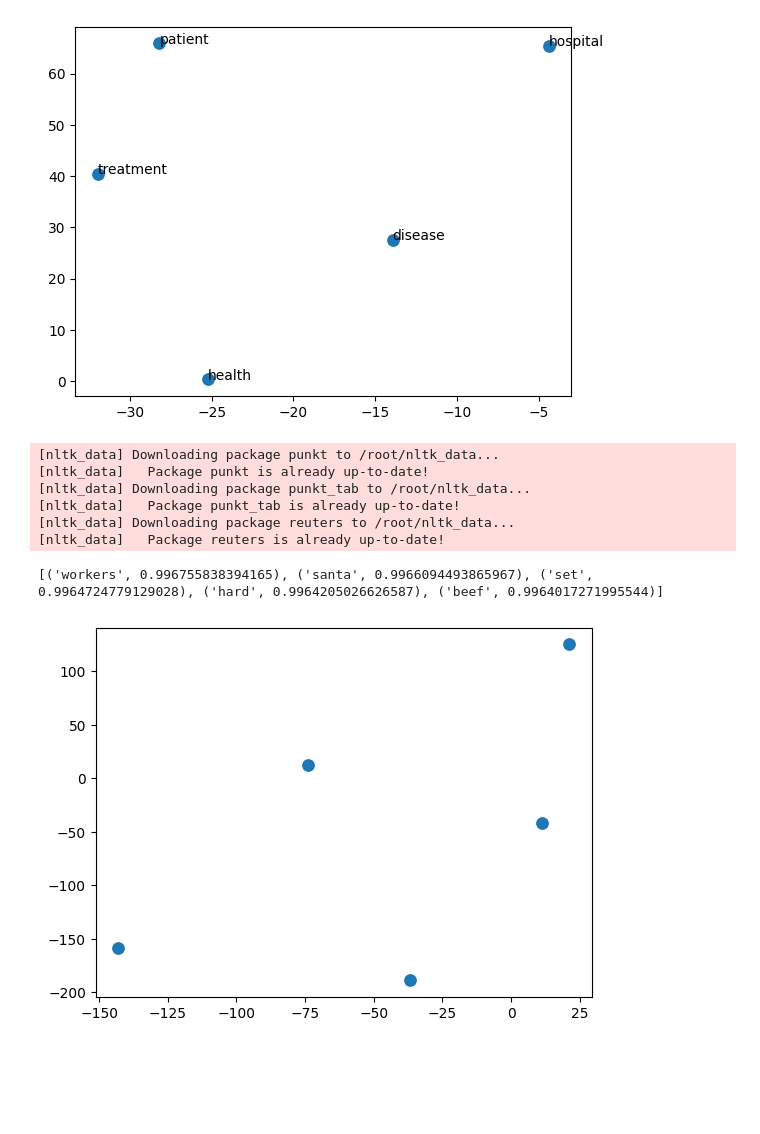
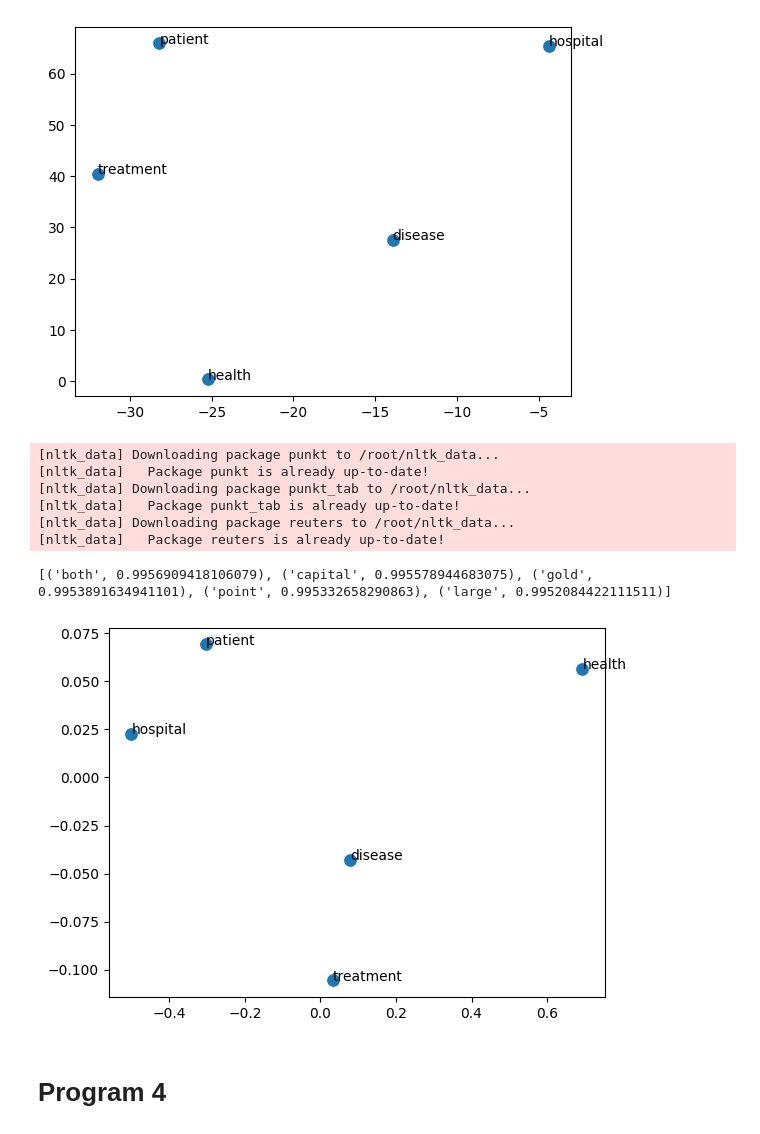
Before and after one commit to Rayz4010/important, a Jupyter notebook: 6th sem/Gen Ai/practice.ipynb, the cells around one changed output. Saved outputs shown, nothing was run; the diff lists cells and outputs as text; code cells hidden in the pictures; blank space fills up the shorter version.

```diff
--- a/6th sem/Gen Ai/practice.ipynb
+++ b/6th sem/Gen Ai/practice.ipynb
@@ -118,29 +114,34 @@ plt.show()
 # %%
 import numpy as np
 import nltk
 from nltk.corpus import reuters
 import seaborn as sns
 import matplotlib.pyplot as plt
 from sklearn.manifold import TSNE
+from sklearn.decomposition import PCA
 from gensim.models import Word2Vec
 nltk.download('punkt')
 nltk.download('punkt_tab')
 nltk.download('reuters')
 sents=[[w.lower() for w in s if w.isalpha()]for s in reuters.sents()[:5000]]
 m=Word2Vec(sents,min_count=2)
 print(m.wv.most_similar('disease',topn=5))
 words=['health','disease','doctor','patient','treatment','medicine','virus','surgery','nurse','hospital']
 vecs=np.array([m.wv[w]for w in words if w in m.wv])
-p=TSNE(n_components=2,perplexity=3).fit_transform(vecs)
+p=PCA(n_components=2).fit_transform(vecs)
 sns.scatterplot(x=p[:,0],y=p[:,1],s=100)
+for i,w in enumerate([w for w in words if w in m.wv]):
+  plt.annotate(w,(p[i,0],p[i,1]))
 plt.show()
 # %% [output]
 [nltk_data] Downloading package punkt to /root/nltk_data...
 [nltk_data]   Package punkt is already up-to-date!
 [nltk_data] Downloading package punkt_tab to /root/nltk_data...
 [nltk_data]   Package punkt_tab is already up-to-date!
 [nltk_data] Downloading package reuters to /root/nltk_data...
 [nltk_data]   Package reuters is already up-to-date!
-[('workers', 0.996755838394165), ('santa', 0.9966094493865967), ('set', 0.9964724779129028), ('hard', 0.9964205026626587), ('beef', 0.9964017271995544)]
+[('both', 0.9956909418106079), ('capital', 0.995578944683075), ('gold', 0.9953891634941101), ('point', 0.995332658290863), ('large', 0.9952084422111511)]
-[figure, old version]
+[figure, new version]
+# %% [markdown]
+# **Program 4**
 # %%
```
Also changed, not shown: parts of 10 cells of this notebook.
